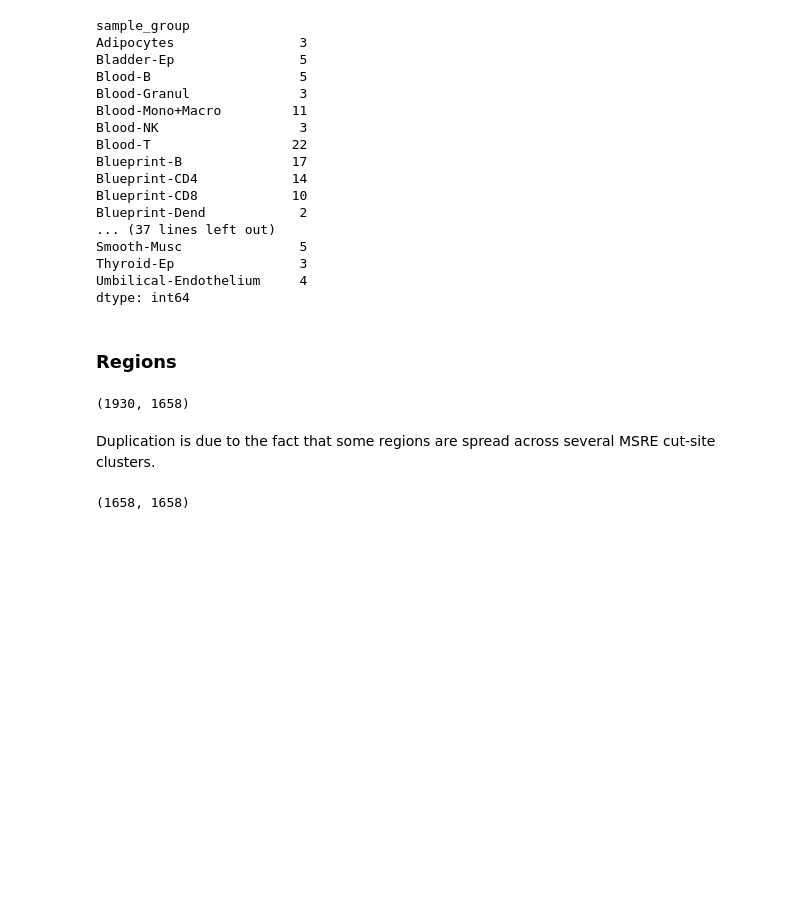
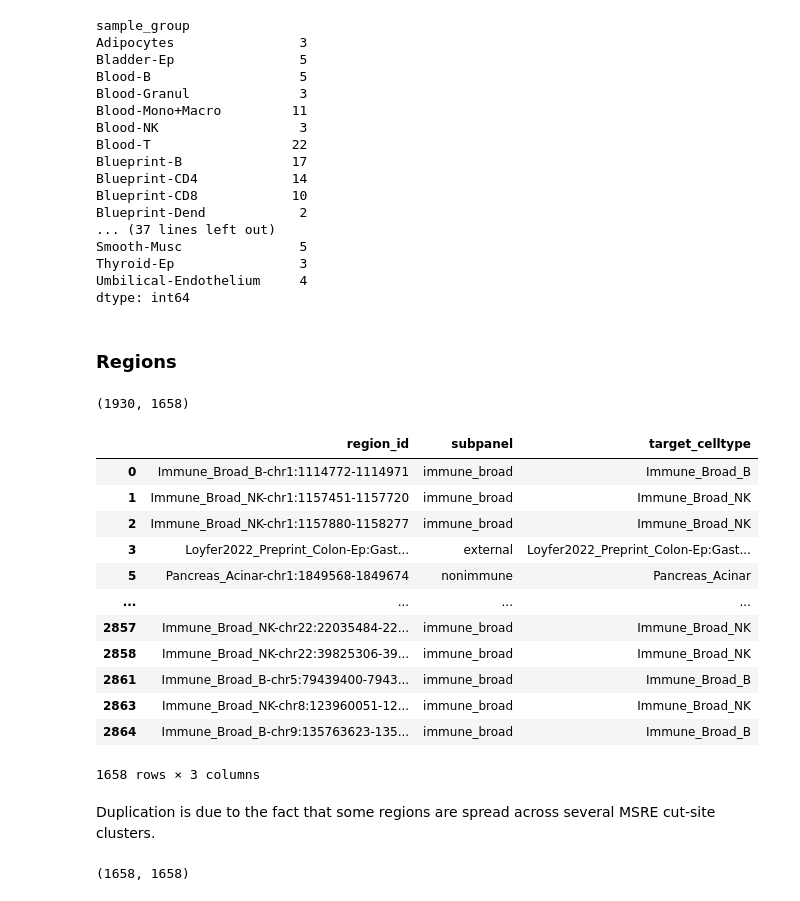
Before and after one commit to gh-msun/gh-msun, a Jupyter notebook: projects/2023_06_26_SRT_deconvolution_MS/notebooks/02_make_inhouse_reference_matrix.ipynb, the cells around one changed output. Saved outputs shown, nothing was run; the diff lists cells and outputs as text; code cells hidden in the pictures; blank space fills up the shorter version.

```diff
--- a/projects/2023_06_26_SRT_deconvolution_MS/notebooks/02_make_inhouse_reference_matrix.ipynb
+++ b/projects/2023_06_26_SRT_deconvolution_MS/notebooks/02_make_inhouse_reference_matrix.ipynb
@@ -134,6 +134,22 @@ region_df = region_df[ridxs].copy()
 region_df.shape[0], region_df['region_id'].nunique()
 # %% [output]
 (1930, 1658)
+# %%
+region_dfp
+# %% [output]
+|  | region_id | subpanel | target_celltype |
+| 0 | Immune_Broad_B-chr1:1114772-1114971 | immune_broad | Immune_Broad_B |
+| 1 | Immune_Broad_NK-chr1:1157451-1157720 | immune_broad | Immune_Broad_NK |
+| 2 | Immune_Broad_NK-chr1:1157880-1158277 | immune_broad | Immune_Broad_NK |
+| 3 | Loyfer2022_Preprint_Colon-Ep:Gast... | external | Loyfer2022_Preprint_Colon-Ep:Gast... |
+| 5 | Pancreas_Acinar-chr1:1849568-1849674 | nonimmune | Pancreas_Acinar |
+| ... | ... | ... | ... |
+| 2857 | Immune_Broad_NK-chr22:22035484-22... | immune_broad | Immune_Broad_NK |
+| 2858 | Immune_Broad_NK-chr22:39825306-39... | immune_broad | Immune_Broad_NK |
+| 2861 | Immune_Broad_B-chr5:79439400-7943... | immune_broad | Immune_Broad_B |
+| 2863 | Immune_Broad_NK-chr8:123960051-12... | immune_broad | Immune_Broad_NK |
+| 2864 | Immune_Broad_B-chr9:135763623-135... | immune_broad | Immune_Broad_B |
+1658 rows × 3 columns
 # %% [markdown]
 Duplication is due to the fact that some regions are spread across several MSRE cut-site clusters.
 # %%
```
Also changed, not shown: 21 other files.
